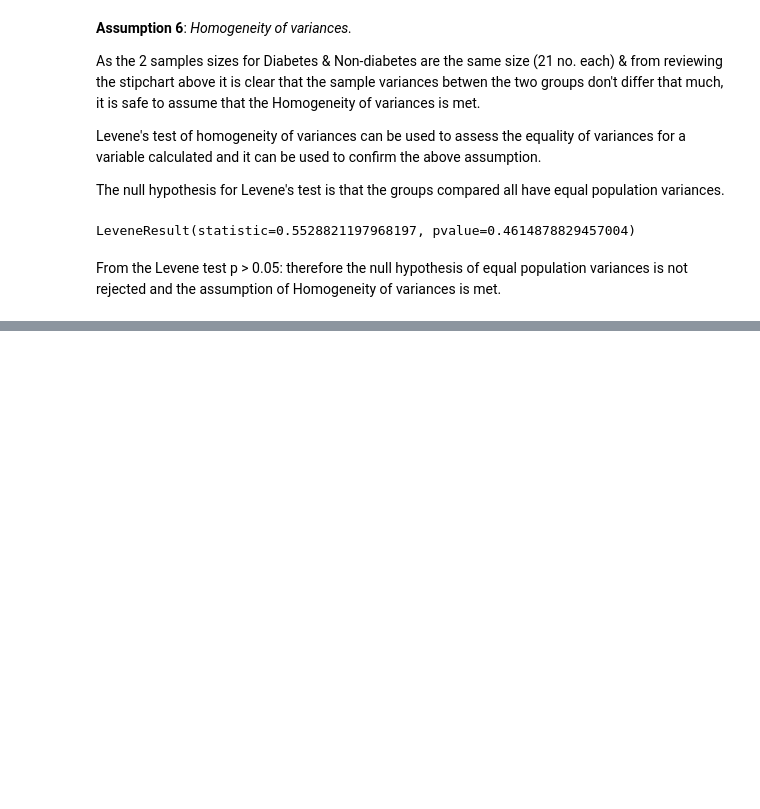
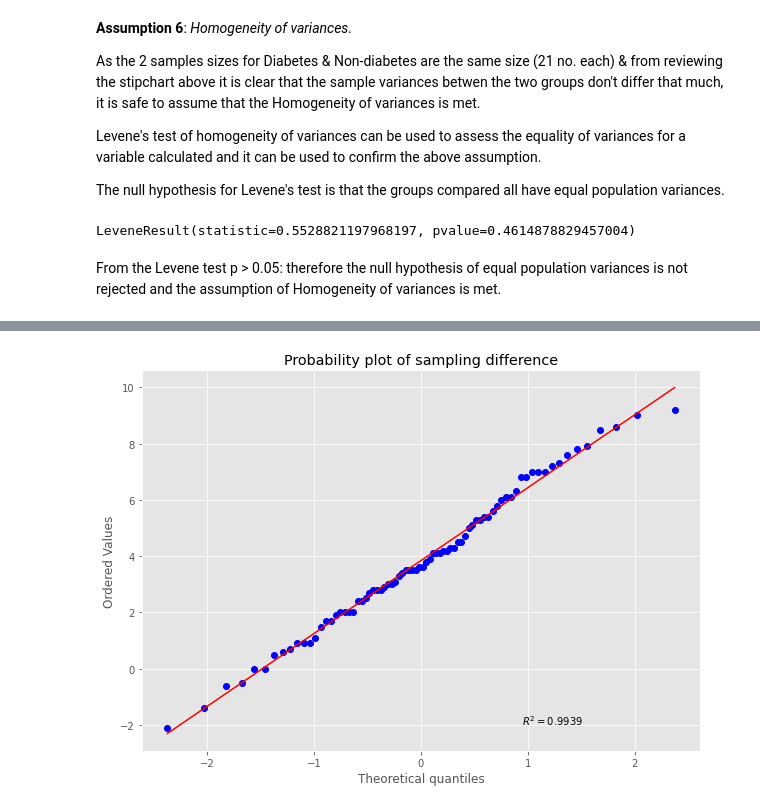
Before and after one commit to PaulSweeney89/ML-S_2021, a Jupyter notebook: scipy-stats.ipynb, the cells around one changed output, grey strips where cells are left out. Drawn from its saved outputs; the diff is of its cells as text; code cells hidden in the pictures; blank space fills up the shorter version.

```diff
--- a/scipy-stats.ipynb
+++ b/scipy-stats.ipynb
@@ -316,0 +544,6 @@ T-tests & ANOVA will provide the same results where only two samples are under c
+# %%
+normality_plot, stat = stats.probplot(df_1['weightloss'], plot= plt, rvalue= True)
+plt.title("Probability plot of sampling difference")
+plt.show()
+# %% [output]
+[figure, added]
```
Also changed, not shown: parts of 39 cells of this notebook, 2 other files.
